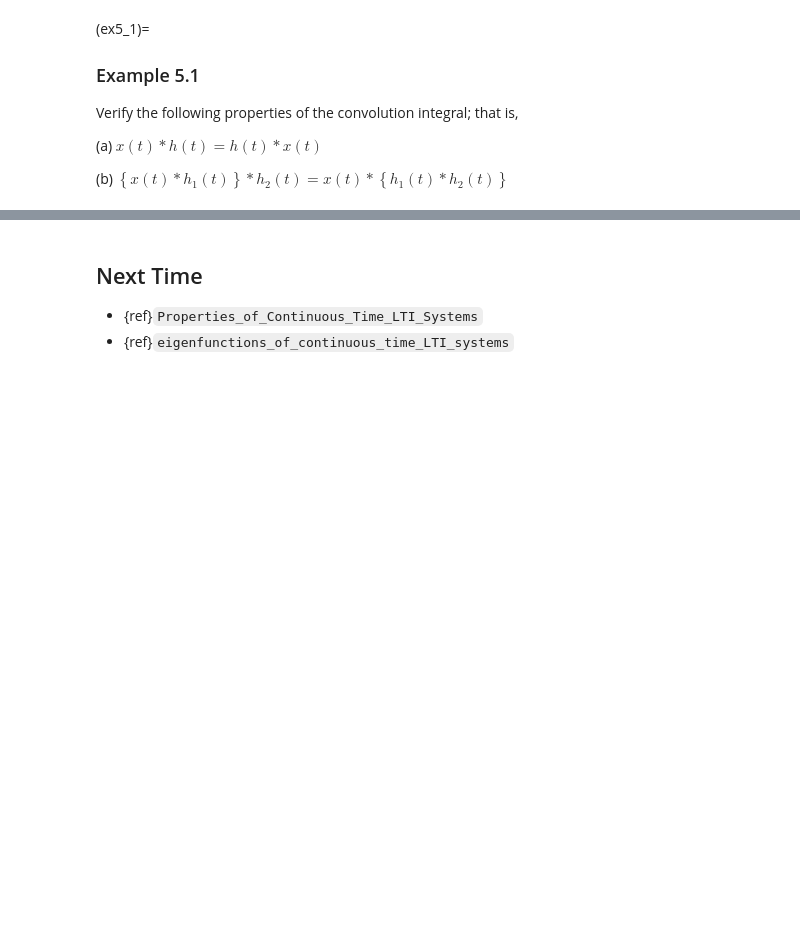
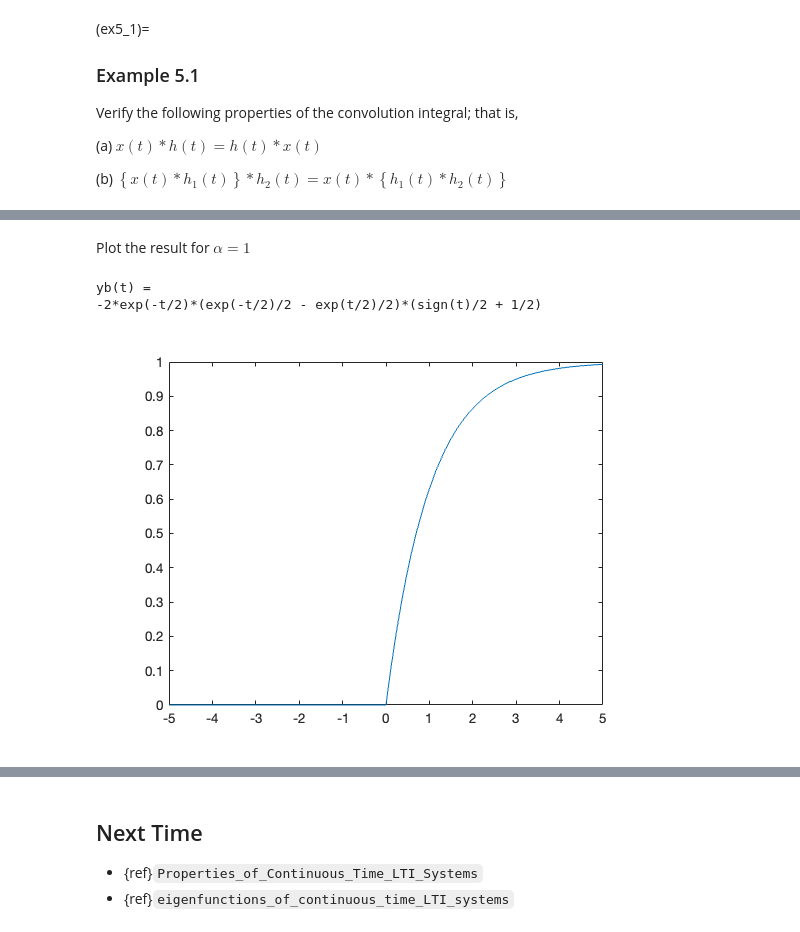
Before and after one commit to cpjobling/eg-150-textbook, a Jupyter notebook: _sources/lti_systems/lti1.ipynb, the cells around one changed output, grey strips where cells are left out. Saved outputs shown, nothing was run; the diff lists cells and outputs as text; code cells hidden in the pictures; blank space fills up the shorter version.

```diff
--- a/_sources/lti_systems/lti1.ipynb
+++ b/_sources/lti_systems/lti1.ipynb
@@ -226,0 +305,9 @@ In this lecture we have looked at
+# %% [markdown]
+Plot the result for $\alpha = 1$
+# %%
+yb(t) = subs(y(t),alpha,1)
+fplot(yb(t))
+# %% [output]
+yb(t) =
+-2*exp(-t/2)*(exp(-t/2)/2 - exp(t/2)/2)*(sign(t)/2 + 1/2)
+[figure, added]
```
Also changed, not shown: parts of 43 cells of this notebook, 39 other files.
